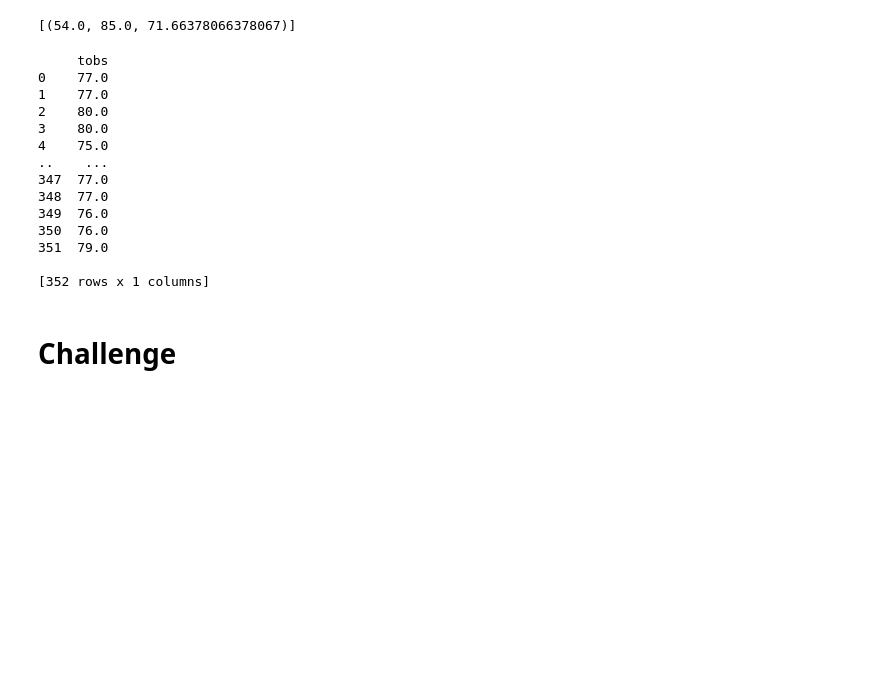
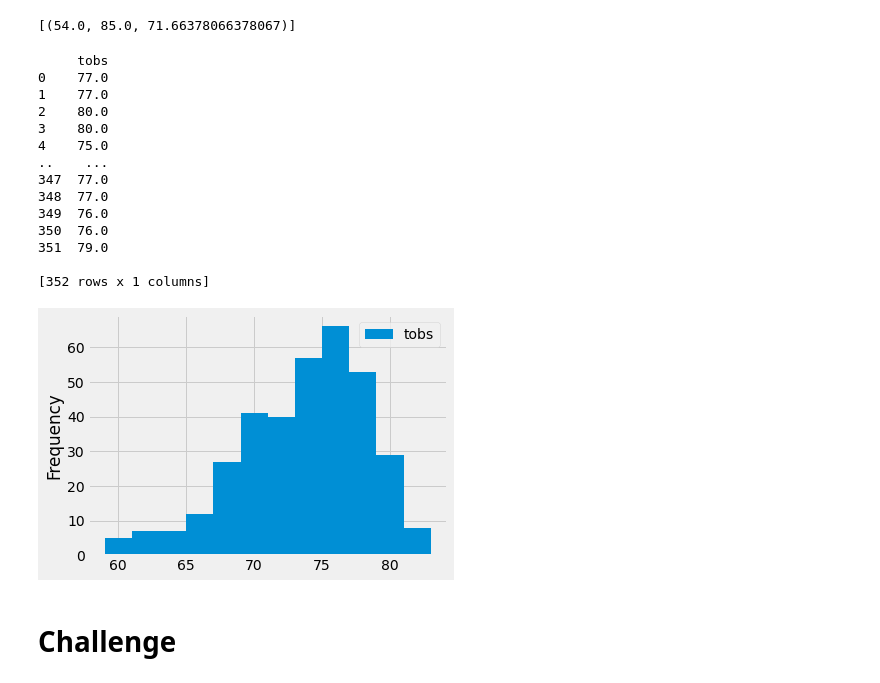
Before and after one commit to DrewSears11/surfs_up, a Jupyter notebook: climate_analysis.ipynb, the cells around one changed output. Cells and saved outputs as stored; diff of their text form; code cells hidden in the pictures; blank space fills up the shorter version.

```diff
--- a/climate_analysis.ipynb
+++ b/climate_analysis.ipynb
@@ -150,28 +150,33 @@ filter(Measurement.station == 'USC00519281').all()
 # %%
 # Choose the station with the highest number of temperature observations.
 # Query the last 12 months of temperature observation data for this station and plot the results as a histogram
 
 results = session.query(Measurement.tobs).\
 filter(Measurement.station == 'USC00519281').\
 filter(Measurement.date >= prev_year).all()
 
 df = pd.DataFrame(results, columns=['tobs'])
 print(df)
+
+df.plot.hist(bins=12)
+
+plt.tight_layout()
 # %% [output]
      tobs
 0    77.0
 1    77.0
 2    80.0
 3    80.0
 4    75.0
 ..    ...
 347  77.0
 348  77.0
 349  76.0
 350  76.0
 351  79.0
 
 [352 rows x 1 columns]
+[figure, added]
 # %%
 # Write a function called `calc_temps` that will accept start date and end date in the format '%Y-%m-%d'
 # and return the minimum, average, and maximum temperatures for that range of dates
```
Also changed, not shown: 1 other file.
